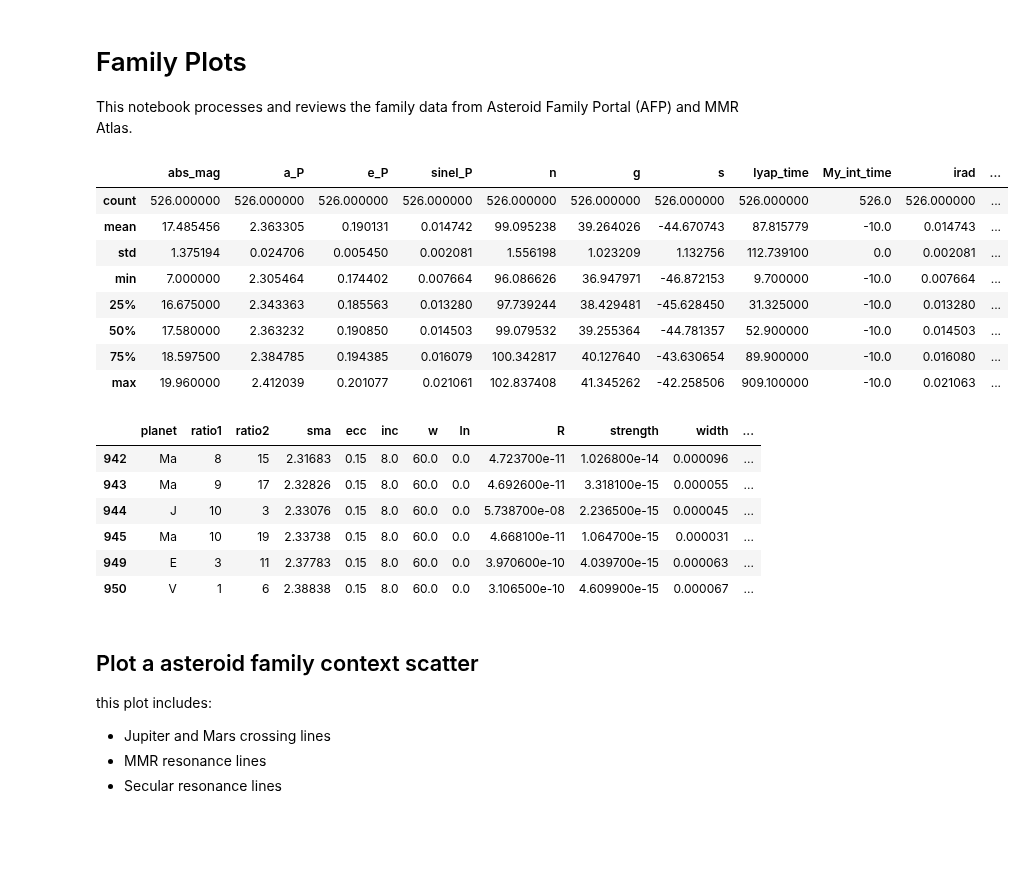
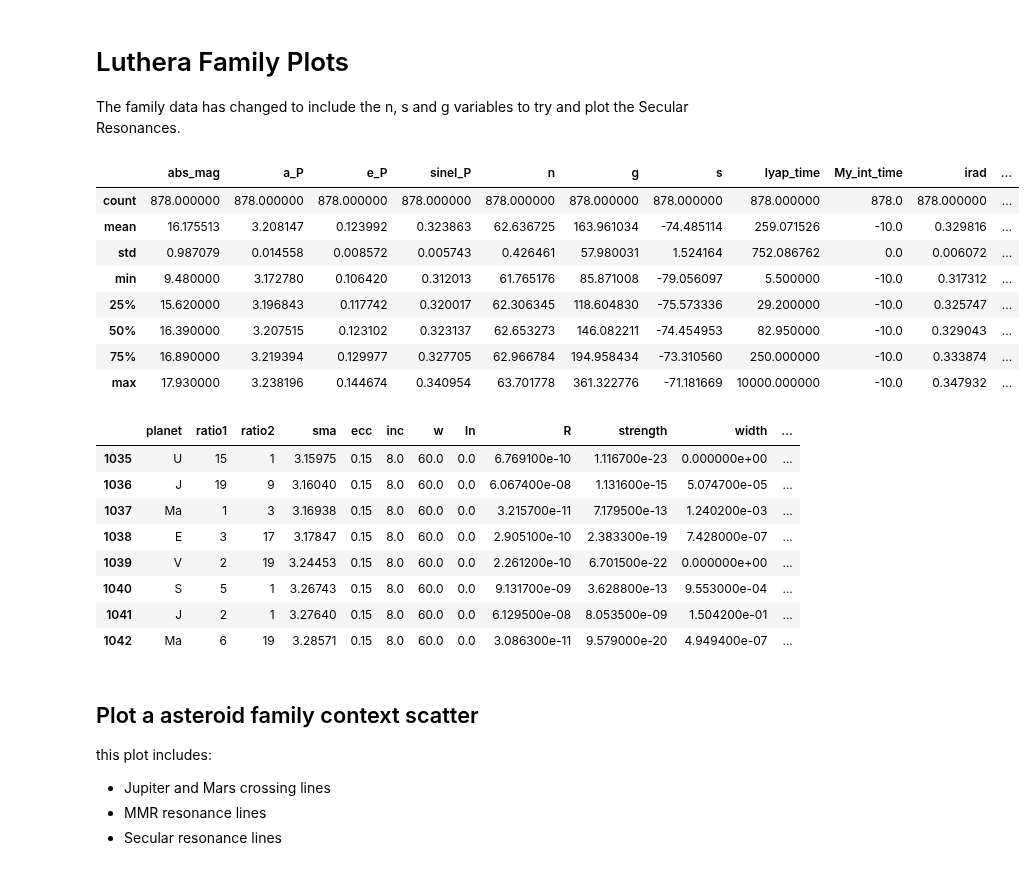
Before and after one commit to crankymax/asteroid_families, a Jupyter notebook: jupyter_notebooks/Family_Analysis.ipynb, the cells around one changed output. Cells and saved outputs as stored; diff of their text form; code cells hidden in the pictures; blank space fills up the shorter version.

```diff
--- a/jupyter_notebooks/Family_Analysis.ipynb
+++ b/jupyter_notebooks/Family_Analysis.ipynb
@@ -1,7 +1,7 @@
 # %% [markdown]
-# Family Plots
+# Luthera Family Plots
 
-This notebook processes and reviews the family data from Asteroid Family Portal (AFP) and MMR Atlas.
+The family data has changed to include the n, s and g variables to try and plot the Secular Resonances.
 # %%
 import pandas as pd
 import numpy as np
@@ -14,44 +14,44 @@ import matplotlib as mpl
 
 np.set_printoptions(precision=2)
 # %%
-family_name = "euterpe"
-
-project_dir = Path(f'../../{family_name}_ast/')
+project_dir = Path('..')
 plot_dir = project_dir / 'plots'
 
-path = project_dir / f'{family_name}_proper.h5'
-ast_fam = pd.read_hdf(path)
+path = project_dir / '../luthera_ast/luther_proper.h5'
+luth_fam = pd.read_hdf(path)
 
 # 2 Body mean motion resonance atlas
-path = project_dir / 'MMR_atlas.h5'
+path = project_dir / '../luthera_ast/MMR_atlas.h5'
 mmr_atlas = pd.read_hdf(path)
 # %%
-ast_fam['irad'] = np.arcsin(ast_fam['sineI_P'])
-ast_fam['ideg'] = np.degrees(ast_fam['irad'])
+luth_fam['irad'] = np.arcsin(luth_fam['sineI_P'])
+luth_fam['ideg'] = np.degrees(luth_fam['irad'])
 
 p_v = 0.0387
 
-ast_fam['diam']= ((1329 * 10**(-ast_fam['abs_mag']/5)) * (p_v ** (-0.5)))
+luth_fam['diam']= ((1329 * 10**(-luth_fam['abs_mag']/5)) * (p_v ** (-0.5)))
 
-ast_fam.describe()
+luth_fam.describe()
 # %% [output]
 |  | abs_mag | a_P | e_P | sineI_P | n | g | s | lyap_time | My_int_time | irad | ... |
-| count | 526.000000 | 526.000000 | 526.000000 | 526.000000 | 526.000000 | 526.000000 | 526.000000 | 526.000000 | 526.0 | 526.000000 | ... |
-| mean | 17.485456 | 2.363305 | 0.190131 | 0.014742 | 99.095238 | 39.264026 | -44.670743 | 87.815779 | -10.0 | 0.014743 | ... |
-| std | 1.375194 | 0.024706 | 0.005450 | 0.002081 | 1.556198 | 1.023209 | 1.132756 | 112.739100 | 0.0 | 0.002081 | ... |
-| min | 7.000000 | 2.305464 | 0.174402 | 0.007664 | 96.086626 | 36.947971 | -46.872153 | 9.700000 | -10.0 | 0.007664 | ... |
-| 25% | 16.675000 | 2.343363 | 0.185563 | 0.013280 | 97.739244 | 38.429481 | -45.628450 | 31.325000 | -10.0 | 0.013280 | ... |
-| 50% | 17.580000 | 2.363232 | 0.190850 | 0.014503 | 99.079532 | 39.255364 | -44.781357 | 52.900000 | -10.0 | 0.014503 | ... |
-| 75% | 18.597500 | 2.384785 | 0.194385 | 0.016079 | 100.342817 | 40.127640 | -43.630654 | 89.900000 | -10.0 | 0.016080 | ... |
-| max | 19.960000 | 2.412039 | 0.201077 | 0.021061 | 102.837408 | 41.345262 | -42.258506 | 909.100000 | -10.0 | 0.021063 | ... |
+| count | 878.000000 | 878.000000 | 878.000000 | 878.000000 | 878.000000 | 878.000000 | 878.000000 | 878.000000 | 878.0 | 878.000000 | ... |
+| mean | 16.175513 | 3.208147 | 0.123992 | 0.323863 | 62.636725 | 163.961034 | -74.485114 | 259.071526 | -10.0 | 0.329816 | ... |
+| std | 0.987079 | 0.014558 | 0.008572 | 0.005743 | 0.426461 | 57.980031 | 1.524164 | 752.086762 | 0.0 | 0.006072 | ... |
+| min | 9.480000 | 3.172780 | 0.106420 | 0.312013 | 61.765176 | 85.871008 | -79.056097 | 5.500000 | -10.0 | 0.317312 | ... |
+| 25% | 15.620000 | 3.196843 | 0.117742 | 0.320017 | 62.306345 | 118.604830 | -75.573336 | 29.200000 | -10.0 | 0.325747 | ... |
+| 50% | 16.390000 | 3.207515 | 0.123102 | 0.323137 | 62.653273 | 146.082211 | -74.454953 | 82.950000 | -10.0 | 0.329043 | ... |
+| 75% | 16.890000 | 3.219394 | 0.129977 | 0.327705 | 62.966784 | 194.958434 | -73.310560 | 250.000000 | -10.0 | 0.333874 | ... |
+| max | 17.930000 | 3.238196 | 0.144674 | 0.340954 | 63.701778 | 361.322776 | -71.181669 | 10000.000000 | -10.0 | 0.347932 | ... |
 # %%
-mmr_atlas[(mmr_atlas.sma >= ast_fam.a_P.min()) & (mmr_atlas.sma <= ast_fam.a_P.max()) & (mmr_atlas.strength >= 1e-16)]
+mmr_atlas[(mmr_atlas.sma >= 3.15) & (mmr_atlas.sma <= 3.3) & (mmr_atlas.strength >= 5e-30)]
 # %% [output]
 |  | planet | ratio1 | ratio2 | sma | ecc | inc | w | ln | R | strength | width | ... |
-| 942 | Ma | 8 | 15 | 2.31683 | 0.15 | 8.0 | 60.0 | 0.0 | 4.723700e-11 | 1.026800e-14 | 0.000096 | ... |
-| 943 | Ma | 9 | 17 | 2.32826 | 0.15 | 8.0 | 60.0 | 0.0 | 4.692600e-11 | 3.318100e-15 | 0.000055 | ... |
-| 944 | J | 10 | 3 | 2.33076 | 0.15 | 8.0 | 60.0 | 0.0 | 5.738700e-08 | 2.236500e-15 | 0.000045 | ... |
-| 945 | Ma | 10 | 19 | 2.33738 | 0.15 | 8.0 | 60.0 | 0.0 | 4.668100e-11 | 1.064700e-15 | 0.000031 | ... |
-| 949 | E | 3 | 11 | 2.37783 | 0.15 | 8.0 | 60.0 | 0.0 | 3.970600e-10 | 4.039700e-15 | 0.000063 | ... |
-| 950 | V | 1 | 6 | 2.38838 | 0.15 | 8.0 | 60.0 | 0.0 | 3.106500e-10 | 4.609900e-15 | 0.000067 | ... |
+| 1035 | U | 15 | 1 | 3.15975 | 0.15 | 8.0 | 60.0 | 0.0 | 6.769100e-10 | 1.116700e-23 | 0.000000e+00 | ... |
+| 1036 | J | 19 | 9 | 3.16040 | 0.15 | 8.0 | 60.0 | 0.0 | 6.067400e-08 | 1.131600e-15 | 5.074700e-05 | ... |
+| 1037 | Ma | 1 | 3 | 3.16938 | 0.15 | 8.0 | 60.0 | 0.0 | 3.215700e-11 | 7.179500e-13 | 1.240200e-03 | ... |
+| 1038 | E | 3 | 17 | 3.17847 | 0.15 | 8.0 | 60.0 | 0.0 | 2.905100e-10 | 2.383300e-19 | 7.428000e-07 | ... |
+| 1039 | V | 2 | 19 | 3.24453 | 0.15 | 8.0 | 60.0 | 0.0 | 2.261200e-10 | 6.701500e-22 | 0.000000e+00 | ... |
+| 1040 | S | 5 | 1 | 3.26743 | 0.15 | 8.0 | 60.0 | 0.0 | 9.131700e-09 | 3.628800e-13 | 9.553000e-04 | ... |
+| 1041 | J | 2 | 1 | 3.27640 | 0.15 | 8.0 | 60.0 | 0.0 | 6.129500e-08 | 8.053500e-09 | 1.504200e-01 | ... |
+| 1042 | Ma | 6 | 19 | 3.28571 | 0.15 | 8.0 | 60.0 | 0.0 | 3.086300e-11 | 9.579000e-20 | 4.949400e-07 | ... |
 # %%
```
Also changed, not shown: parts of 13 cells of this notebook, 1 other file.
